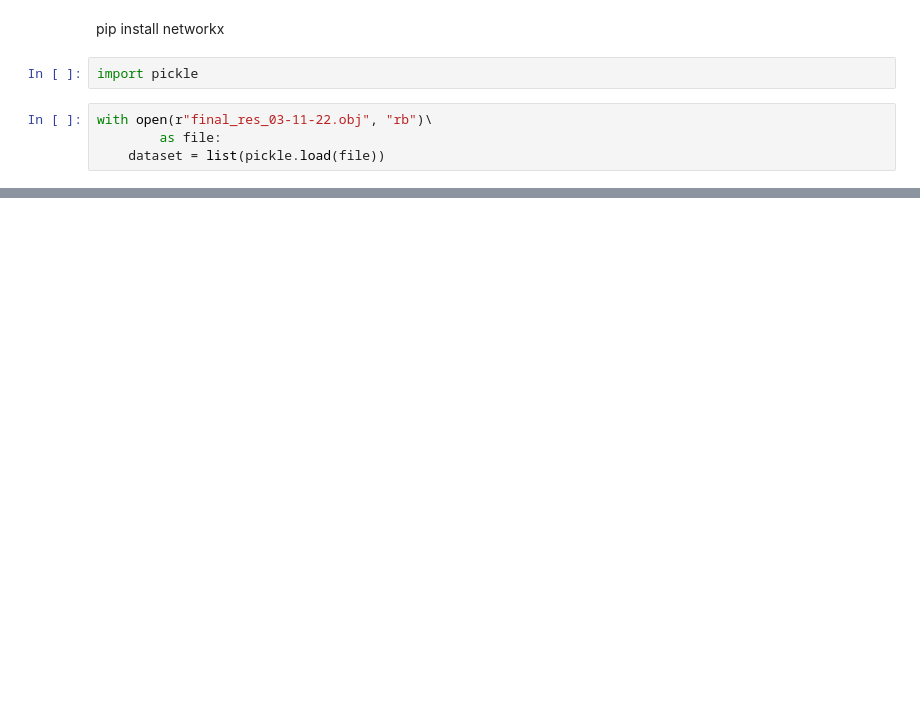
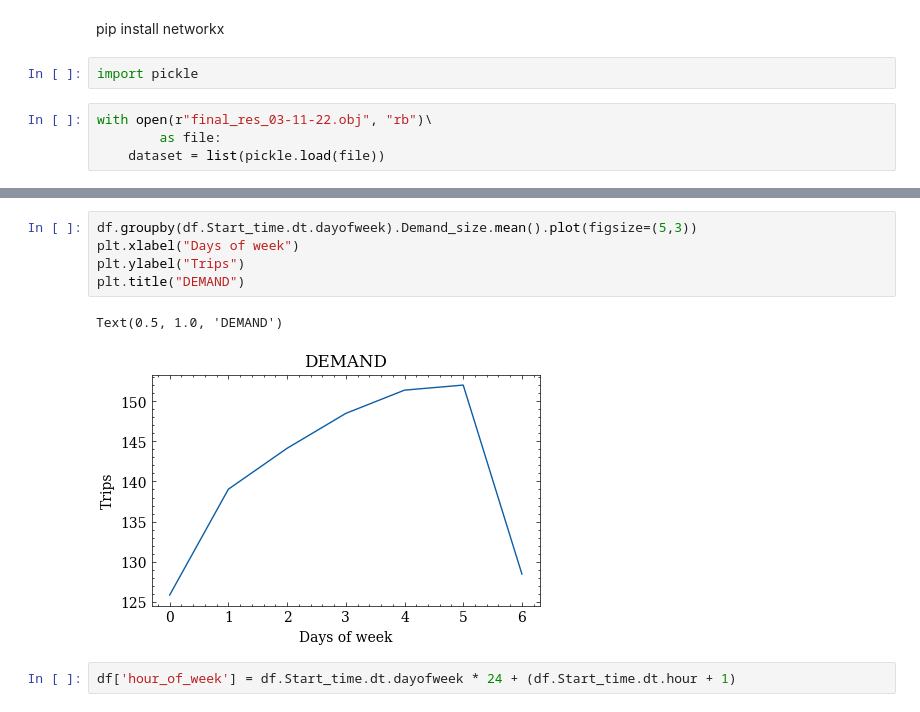
Before and after one commit to OlhaShulikaUJ/ExMAS-plotting, a Jupyter notebook: NYC DA (2016).ipynb, the cells around one changed output, grey strips where cells are left out. Saved outputs shown, nothing was run; the diff lists cells and outputs as text; blank space fills up the shorter version.

```diff
--- a/NYC DA (2016).ipynb
+++ b/NYC DA (2016).ipynb
@@ -31,0 +103,10 @@ print(results[0].G.nodes._nodes)
+# %%
+df.groupby(df.Start_time.dt.dayofweek).Demand_size.mean().plot(figsize=(5,3))
+plt.xlabel("Days of week")
+plt.ylabel("Trips")
+plt.title("DEMAND")
+# %% [output]
+Text(0.5, 1.0, 'DEMAND')
+[figure, added]
+# %%
+df['hour_of_week'] = df.Start_time.dt.dayofweek * 24 + (df.Start_time.dt.hour + 1)
```
Also changed, not shown: parts of 21 cells of this notebook.
